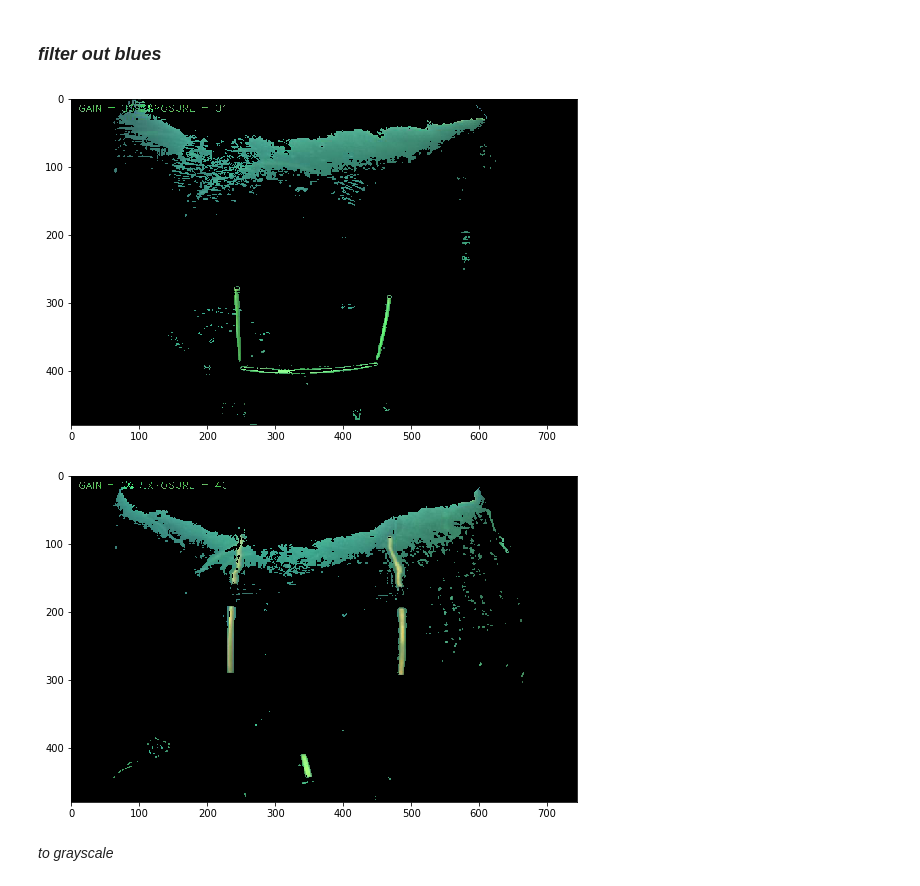
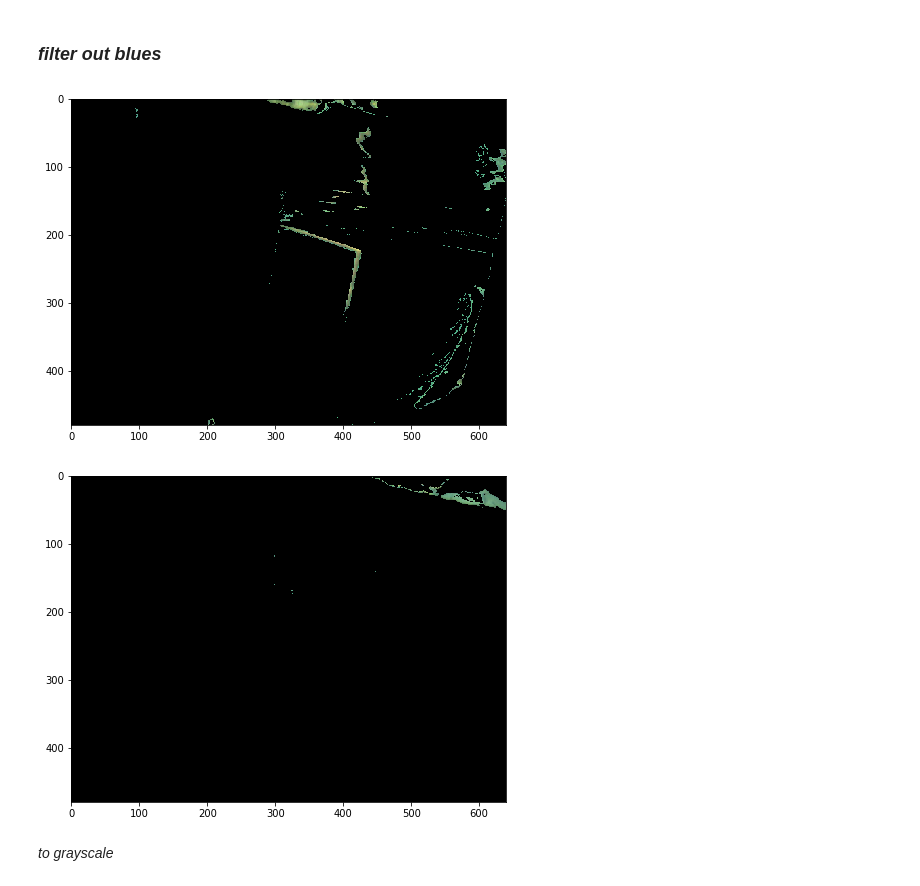
Before and after one commit to dannypadilla/gate-detection, a Jupyter notebook: jupyter/gate-detection-pipeline.ipynb, the cells around one changed output. Saved outputs shown, nothing was run; the diff lists cells and outputs as text; code cells hidden in the pictures.

```diff
--- a/jupyter/gate-detection-pipeline.ipynb
+++ b/jupyter/gate-detection-pipeline.ipynb
@@ -75,9 +75,8 @@ def preprocess(image, lower_upper_list): # 2nd param now takes a list to handle
 # %% [markdown]
 *sample images/video path*
 # %%
-img2_path = "../tmp_files/third_run/front09.jpg" # had to get a little creative to find this
-img1_path = "../tmp_files/fourth_run/front55.jpg" # gate detection was easier - all 3 bars
-
+img2_path = "../tmp_files/gate1521499984175.jpg" # had to get a little creative to find this
+img1_path = "../tmp_files/gate1521499942735.jpg" # gate detection was easier - all 3 bars
 #vid1_path = "../img-to-video/run3.avi"
 #vid2_path = "../img-to-video/run4.avi"
 # %% [markdown]
@@ -109,23 +103,31 @@ plt.show()
 ###  *filter out blues*
 # %%
 #lower_blue = np.array([0, 0, 0]) # good result values
-lower_blue = np.array([55, 55, 55]) # for testing
+#lower_blue = np.array([55, 55, 55]) # for testing
+lower_blue = np.array([0, 180, 55]) # for testing # GOOD!
 
-#upper_blue = np.array([130, 255, 255]) # good result values
-upper_blue = np.array([150, 255, 255]) # for testing
+upper_blue = np.array([130, 255, 255]) # good result values
+#upper_blue = np.array([150, 255, 255]) # for testing [r,g,r] - [135 - 150, 255, 255]
+# upper_blue = np.array([150, 255, 255]) # for testing # GOOD!
+
+#lower_blue = np.array([50, 100, 100]) # [0,180,80]
+#upper_blue = np.array([150, 255, 255]) # [145,,]
+
+lower_blue = np.array([50, 0, 80])
+upper_blue = np.array([140, 255, 255])
 
 pimage1, mask = preprocess(img1, [ lower_blue, upper_blue ])
 plt.figure(figsize=(10, 6) )
 plt.imshow(cv2.cvtColor(pimage1, cv2.COLOR_BGR2RGB) )
 plt.show()
 
 pimage2, mask = preprocess(img2, [ lower_blue, upper_blue ])
 plt.figure(figsize=(10, 6) )
 plt.imshow(cv2.cvtColor(pimage2, cv2.COLOR_BGR2RGB) )
 plt.show()
 # %% [output]
-[figure, old version]
+[figure, new version]
-[figure, old version]
+[figure, new version]
 # %% [markdown]
 *to grayscale*
 # %%
```
Also changed, not shown: parts of 23 cells of this notebook, 5 other files.
